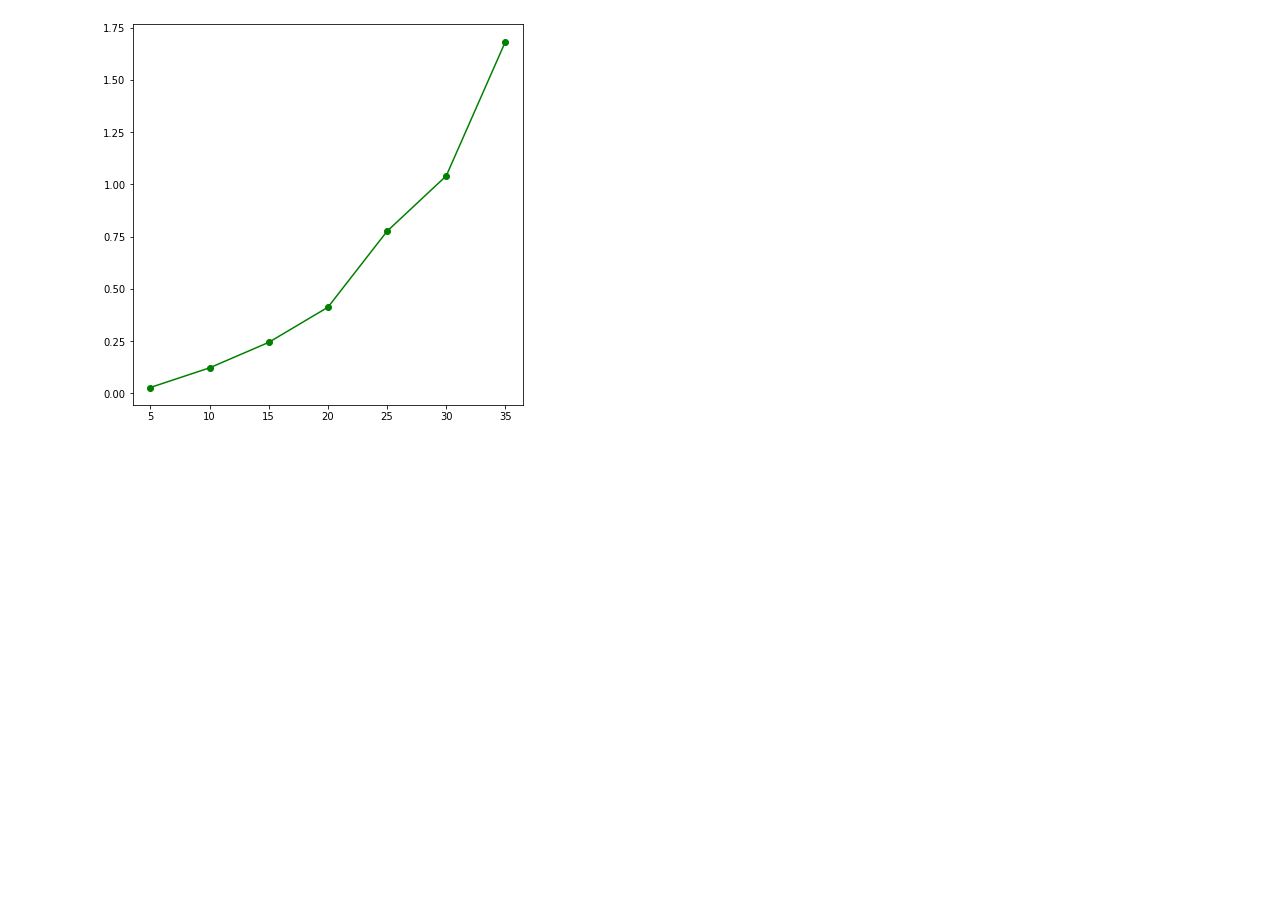
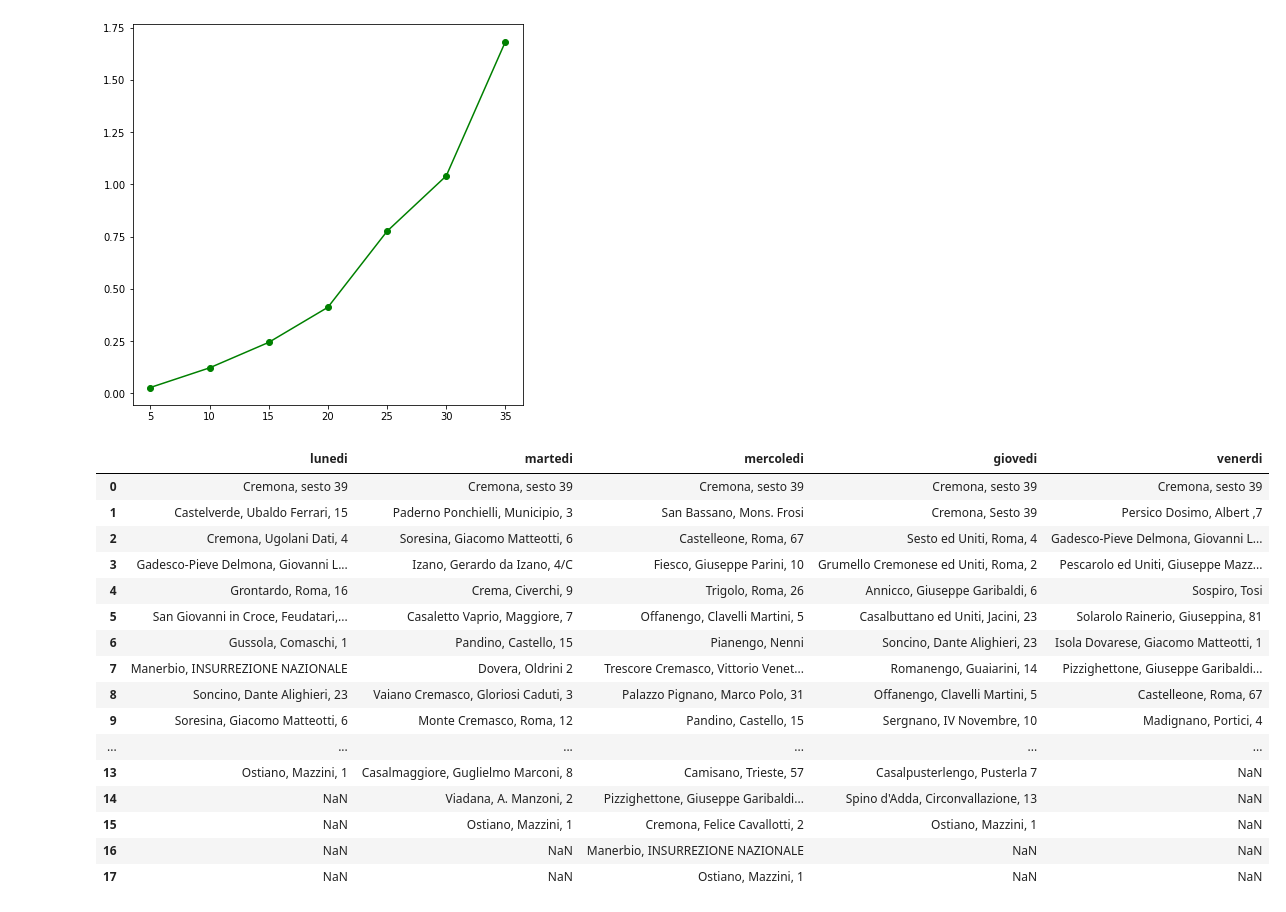
Before and after one commit to MassimoCavagna/Bachelor-Thesis, a Jupyter notebook: Algoritmi/SimpleRouting.ipynb, the cells around one changed output. Drawn from its saved outputs; the diff is of its cells as text; code cells hidden in the pictures; blank space fills up the shorter version.

```diff
--- a/Algoritmi/SimpleRouting.ipynb
+++ b/Algoritmi/SimpleRouting.ipynb
@@ -332,20 +337,20 @@ def greedy(s, dframe, day):
 
     return new_schedule, new_schedule2, round((time.time()-startime),3)
 
-idx = dft.index[0:35]
-dft = pd.read_csv("../Dati/distanze/synthetic_costs.csv", delimiter=";", encoding = "ISO-8859-1", index_col=0)
-dft.columns = idx[:]
-dft.index = idx[:]
+# idx = dft.index[0:35]
+# dft = pd.read_csv("../Dati/distanze/synthetic_costs.csv", delimiter=";", encoding = "ISO-8859-1", index_col=0)
+# dft.columns = idx[:]
+# dft.index = idx[:]
 
-tries = range(5, 36, 5)
-benchmark_time_s = pd.read_csv("../Dati/altro/synt_benchmark.csv", delimiter=";", encoding = "ISO-8859-1", index_col=0)
-benchmark_time_s = pd.concat([benchmark_time_s, pd.Series(index=["greedy"], dtype=float)])[[str(x) for x in tries]]
-for n in tries:
-    tot = 0
-    for i in range(0, 5):
-        sample = random_schedule_day(dft, n)
-        _, _, t = greedy(sample, dft, "martedi")
-        tot += t
-    benchmark_time_s[str(n)]["greedy"] = round(tot/5, 3)
+# tries = range(5, 36, 5)
+# benchmark_time_s = pd.read_csv("../Dati/altro/synt_benchmark.csv", delimiter=";", encoding = "ISO-8859-1", index_col=0)
+# benchmark_time_s = pd.concat([benchmark_time_s, pd.Series(index=["greedy"], dtype=float)])[[str(x) for x in tries]]
+# for n in tries:
+#     tot = 0
+#     for i in range(0, 5):
+#         sample = random_schedule_day(dft, n)
+#         _, _, t = greedy(sample, dft, "martedi")
+#         tot += t
+#     benchmark_time_s[str(n)]["greedy"] = round(tot/5, 3)
 
-benchmark_time_s
+# benchmark_time_s
@@ -364,17 +365,32 @@ benchmark_time_s.to_csv("../Dati/altro/synt_benchmark.csv", sep=";", encoding =
 # %%
 dfur1 = pd.DataFrame({})
 dfur2 = pd.DataFrame({})
 
-results = pd.DataFrame({}, index=["greedy"], columns=table.columns)
-
+table=pd.read_csv("../Dati/turni_f/random_schedule/random_complete.csv", delimiter=";", encoding = "ISO-8859-1")
 for d in table.columns:
     if d in ["lunedi", "venerdi"]:
-        l, _, t = greedy(table[d].dropna(), dft, d)
+        l, _, _ = greedy(table[d].dropna(), dft, d)
         dfur1 = pd.concat([dfur1, pd.DataFrame(pd.Series(l).rename(d))], axis=1)
-        results[d]["greedy"]=(t, len(table[d].dropna()))
     else:
-        l1, l2, t= greedy(table[d].dropna(), dft, d)
-        results[d]["greedy"]=(t, len(table[d].dropna()))
+        l1, l2, _ = greedy(table[d].dropna(), dft, d)
         dfur1 = pd.concat([dfur1, pd.DataFrame(pd.Series(l1).rename(d))], axis=1)
         dfur2 = pd.concat([dfur2, pd.DataFrame(pd.Series(l2).rename(d))], axis=1)
-print(results)
+dfur1
+# %% [output]
+|  | lunedi | martedi | mercoledi | giovedi | venerdi |
+| 0 | Cremona, sesto 39 | Cremona, sesto 39 | Cremona, sesto 39 | Cremona, sesto 39 | Cremona, sesto 39 |
+| 1 | Castelverde, Ubaldo Ferrari, 15 | Paderno Ponchielli, Municipio, 3 | San Bassano, Mons. Frosi | Cremona, Sesto 39 | Persico Dosimo, Albert ,7 |
+| 2 | Cremona, Ugolani Dati, 4 | Soresina, Giacomo Matteotti, 6 | Castelleone, Roma, 67 | Sesto ed Uniti, Roma, 4 | Gadesco-Pieve Delmona, Giovanni L... |
+| 3 | Gadesco-Pieve Delmona, Giovanni L... | Izano, Gerardo da Izano, 4/C | Fiesco, Giuseppe Parini, 10 | Grumello Cremonese ed Uniti, Roma, 2 | Pescarolo ed Uniti, Giuseppe Mazz... |
+| 4 | Grontardo, Roma, 16 | Crema, Civerchi, 9 | Trigolo, Roma, 26 | Annicco, Giuseppe Garibaldi, 6 | Sospiro, Tosi |
+| 5 | San Giovanni in Croce, Feudatari,... | Casaletto Vaprio, Maggiore, 7 | Offanengo, Clavelli Martini, 5 | Casalbuttano ed Uniti, Jacini, 23 | Solarolo Rainerio, Giuseppina, 81 |
+| 6 | Gussola, Comaschi, 1 | Pandino, Castello, 15 | Pianengo, Nenni | Soncino, Dante Alighieri, 23 | Isola Dovarese, Giacomo Matteotti, 1 |
+| 7 | Manerbio, INSURREZIONE NAZIONALE | Dovera, Oldrini 2 | Trescore Cremasco, Vittorio Venet... | Romanengo, Guaiarini, 14 | Pizzighettone, Giuseppe Garibaldi... |
+| 8 | Soncino, Dante Alighieri, 23 | Vaiano Cremasco, Gloriosi Caduti, 3 | Palazzo Pignano, Marco Polo, 31 | Offanengo, Clavelli Martini, 5 | Castelleone, Roma, 67 |
+| 9 | Soresina, Giacomo Matteotti, 6 | Monte Cremasco, Roma, 12 | Pandino, Castello, 15 | Sergnano, IV Novembre, 10 | Madignano, Portici, 4 |
+| ... | ... | ... | ... | ... | ... |
+| 13 | Ostiano, Mazzini, 1 | Casalmaggiore, Guglielmo Marconi, 8 | Camisano, Trieste, 57 | Casalpusterlengo, Pusterla 7 | NaN |
+| 14 | NaN | Viadana, A. Manzoni, 2 | Pizzighettone, Giuseppe Garibaldi... | Spino d'Adda, Circonvallazione, 13 | NaN |
+| 15 | NaN | Ostiano, Mazzini, 1 | Cremona, Felice Cavallotti, 2 | Ostiano, Mazzini, 1 | NaN |
+| 16 | NaN | NaN | Manerbio, INSURREZIONE NAZIONALE | NaN | NaN |
+| 17 | NaN | NaN | Ostiano, Mazzini, 1 | NaN | NaN |
```
Also changed, not shown: parts of 4 cells of this notebook, 19 other files.
